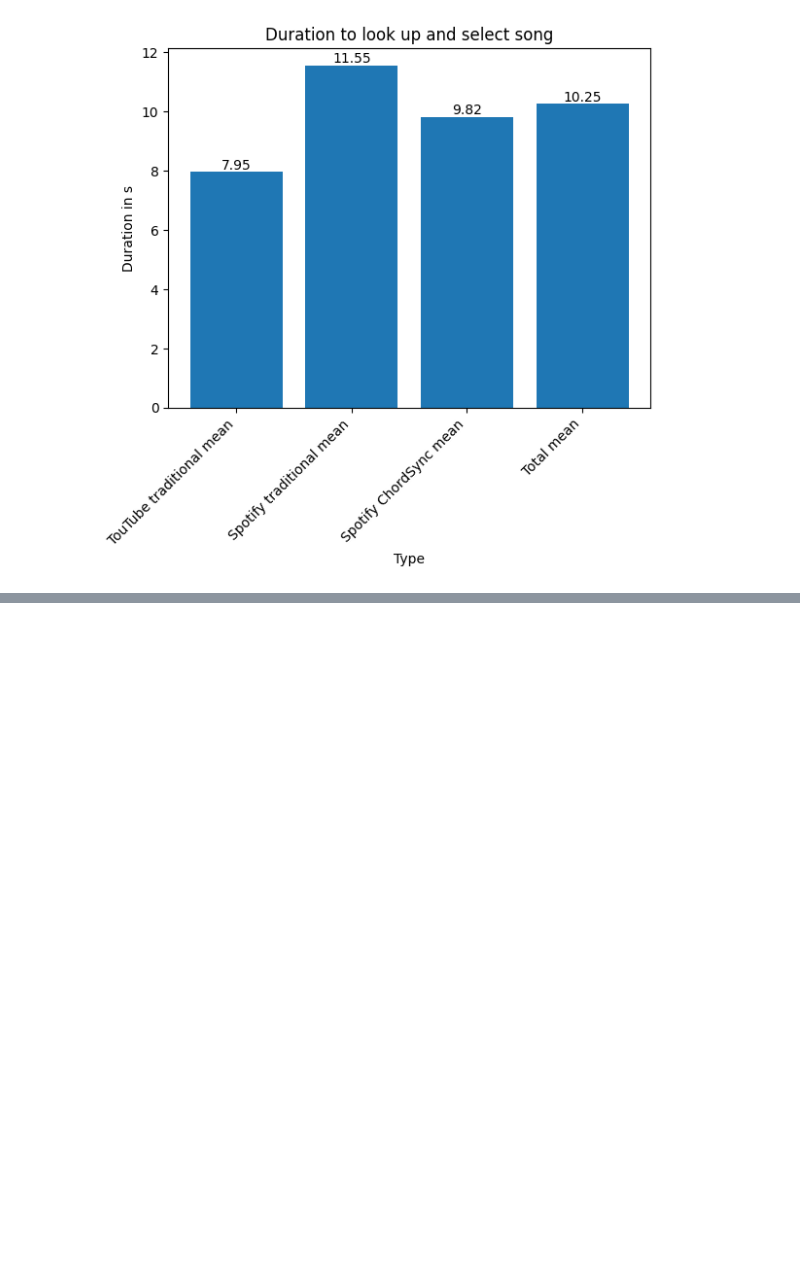
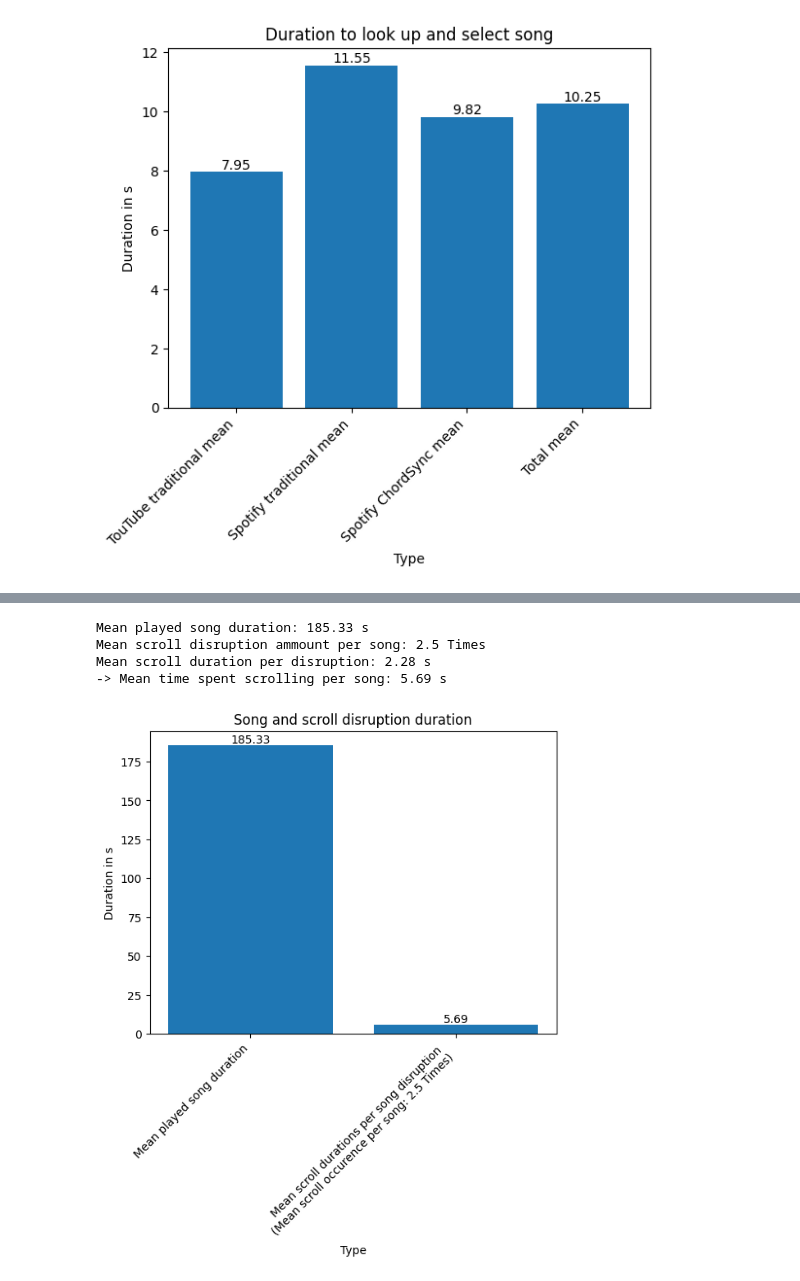
Before and after one commit to simonroedig/ChordSync_Study, a Jupyter notebook: study_analysis.ipynb, the cells around one changed output, grey strips where cells are left out. Saved outputs shown, nothing was run; the diff lists cells and outputs as text; code cells hidden in the pictures; blank space fills up the shorter version.

Commit message:
all disruptions

```diff
--- a/study_analysis.ipynb
+++ b/study_analysis.ipynb
@@ -175,0 +180,58 @@ plot_bar_graph_2(x_axis, y_axis, "Tool", "Duration in s", "Duration to find chor
+# %%
+### Via 5
+played_song_duration = [5.49, 3.36,
+                        3.29, 3.19,
+                        3.24, 4.04,
+                        3.52, 3.36,
+                        2.49, 3.36,
+                        2.57, 3.02
+                        ]
+played_song_duration_in_seconds = [int(minutes)*60 + seconds for minutes, seconds in map(lambda x: divmod(x, 1), played_song_duration)]
+
+played_song_duration_mean = statistics.mean(played_song_duration_in_seconds)
+print(f"Mean played song duration: {round(played_song_duration_mean, 2)} s")
+
+
+scroll_disruptions_ammount_per_song =  [4,
+                                        3,
+                                        1,
+                                        2,
+                                        1,
+                                        4,
+                                        2,
+                                        4,
+                                        1,
+                                        3,
+                                        2,
+                                        3]
+
+scroll_disruptions_ammount_per_song = round(statistics.mean(scroll_disruptions_ammount_per_song), 2)
+print(f"Mean scroll disruption ammount per song: {scroll_disruptions_ammount_per_song} Times")
+
+scroll_disruptions_time =  [3.02, 1.20, 2.02, 2.05,
+                            1.74, 2.11, 1.98,
+                            3.21,
+                            3.02, 2.48,
+                            2.94,
+                            1.07, 1.93, 1.74, 1.83,
+                            1.38, 1.87,
+                            2.21, 2.25, 1.85, 3.52,
+                            2.46,
+                            3.34, 2.60, 2.01,
+                            2.24, 2.72,
+                            2.33, 3.86, 1.35]
+
+scroll_disruptions_time = statistics.mean(scroll_disruptions_time)
+print(f"Mean scroll duration per disruption: {round(scroll_disruptions_time, 2)} s")
+
+###
+time_spent_scrolling_per_song_mean = round(scroll_disruptions_ammount_per_song * scroll_disruptions_time, 2)
+print(f"-> Mean time spent scrolling per song: {time_spent_scrolling_per_song_mean} s")
+
+plot_bar_graph_2(["Mean played song duration", f"Mean scroll durations per song disruption \n (Mean scroll occurence per song: {scroll_disruptions_ammount_per_song} Times)"], [played_song_duration_mean, time_spent_scrolling_per_song_mean], "Type", "Duration in s", "Song and scroll disruption duration")
+# %% [output]
+Mean played song duration: 185.33 s
+Mean scroll disruption ammount per song: 2.5 Times
+Mean scroll duration per disruption: 2.28 s
+-> Mean time spent scrolling per song: 5.69 s
+[figure, added]
```
Also changed, not shown: parts of 5 cells of this notebook, 1 other file.
